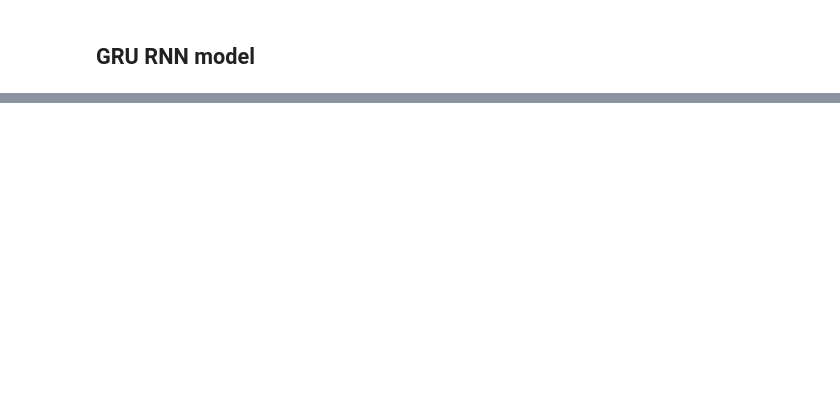
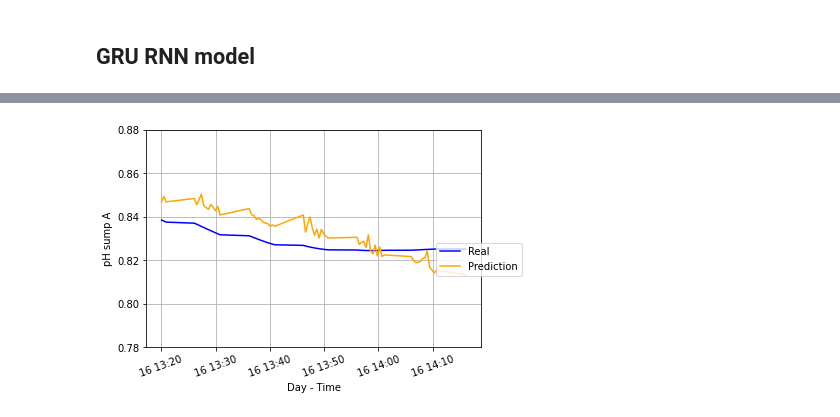
Before and after one commit to dccartagena/RNN_Aquaponics, a Jupyter notebook: notebook-pH.ipynb, the cells around one changed output, grey strips where cells are left out. Cells and saved outputs as stored; diff of their text form; code cells hidden in the pictures; blank space fills up the shorter version.

```diff
--- a/notebook-pH.ipynb
+++ b/notebook-pH.ipynb
@@ -534,10 +534,10 @@ Evaluation loss: 0.0010616267673779298 ---- Evaluation metric:0.0261153094470500
 # %%
 def f_lstm_model(input_shape, output_shape):
     model = tf.keras.Sequential([
+
             tf.keras.layers.LSTM(units = 800, input_shape = input_shape, kernel_initializer='random_normal', bias_initializer='zeros', dropout=0.2, return_sequences=True),
 
-            tf.keras.layers.LSTM(units = 300, input_shape = input_shape, kernel_initializer='random_normal', bias_initializer='zeros', dropout=0.2, return_sequences=False),
-
+            tf.keras.layers.LSTM(units = 50, input_shape = input_shape, kernel_initializer='random_normal', bias_initializer='zeros', dropout=0.2, return_sequences=False),
             tf.keras.layers.Dense(output_shape)])
     return model
 
@@ -613,0 +644,4 @@ Evaluation loss: 0.00138722808424797 ---- Evaluation metric:0.02988879568874836
+# %%
+plot_results2(label_target, test_target_time[test_entry], test_target[test_entry], lstm_prediction, label_width)
+# %% [output]
+[figure, added]
```
Also changed, not shown: parts of 15 cells of this notebook.
